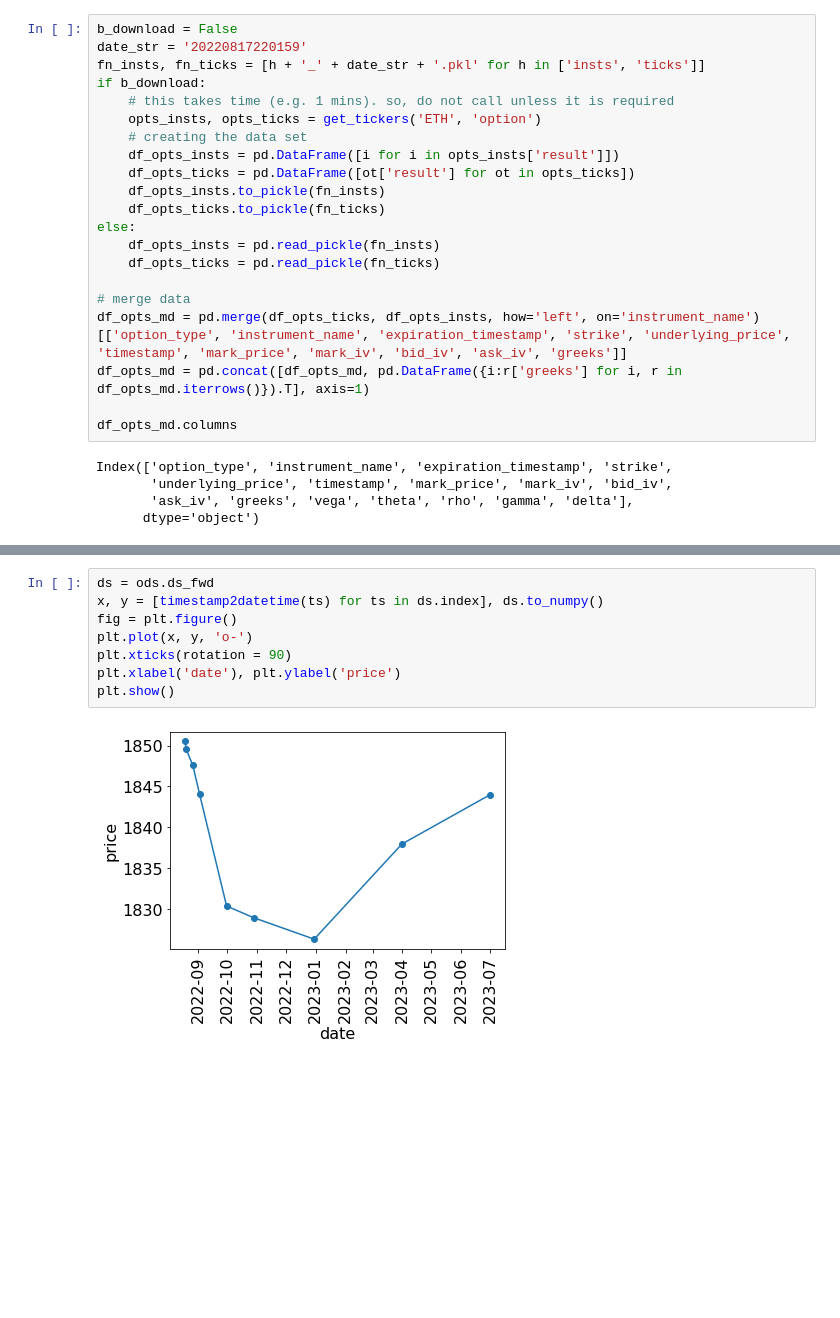
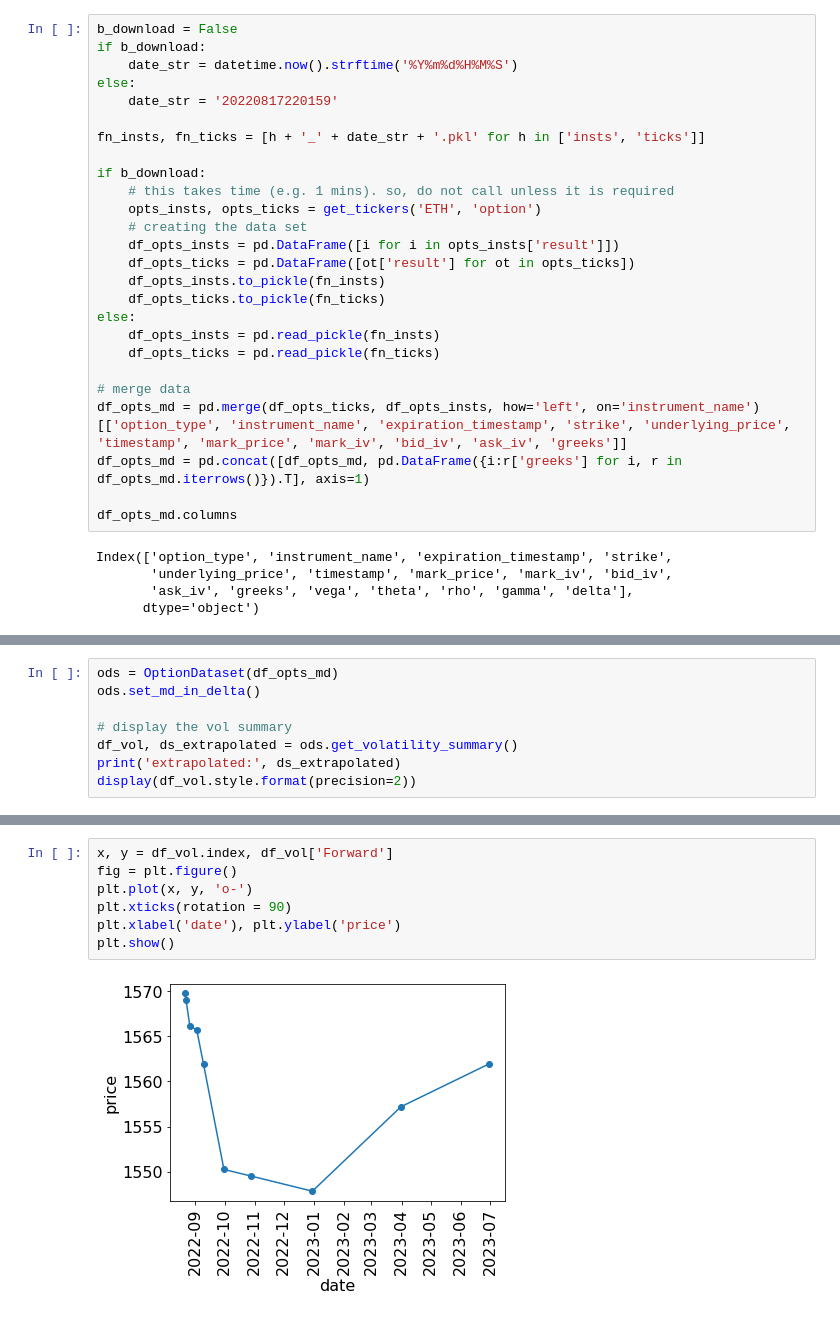
Before and after one commit to xyise/xyise, a Jupyter notebook: notebook/deribit/nb_deribit.ipynb, the cells around one changed output, grey strips where cells are left out. Saved outputs shown, nothing was run; the diff lists cells and outputs as text; blank space fills up the shorter version.

```diff
--- a/notebook/deribit/nb_deribit.ipynb
+++ b/notebook/deribit/nb_deribit.ipynb
@@ -66,7 +69,12 @@ now_str = dt_now.strftime('%Y%m%d%H%M%S')
 # %%
 b_download = False
-date_str = '20220817220159'
+if b_download:
+    date_str = datetime.now().strftime('%Y%m%d%H%M%S')
+else:
+    date_str = '20220817220159'
+
 fn_insts, fn_ticks = [h + '_' + date_str + '.pkl' for h in ['insts', 'ticks']]
+
 if b_download:
     # this takes time (e.g. 1 mins). so, do not call unless it is required
     opts_insts, opts_ticks = get_tickers('ETH', 'option')
@@ -93,0 +102,8 @@ ods = OptionDataset(df_opts_md)
+# %%
+ods = OptionDataset(df_opts_md)
+ods.set_md_in_delta()
+
+# display the vol summary
+df_vol, ds_extrapolated = ods.get_volatility_summary()
+print('extrapolated:', ds_extrapolated)
+display(df_vol.style.format(precision=2))
@@ -96,12 +130,11 @@ ods = OptionDataset(df_opts_md)
 They keep the underlying price - which is where call & put prices are the same.
 In other words, Forward Price.
 # %%
-ds = ods.ds_fwd
-x, y = [timestamp2datetime(ts) for ts in ds.index], ds.to_numpy()
+x, y = df_vol.index, df_vol['Forward']
 fig = plt.figure()
 plt.plot(x, y, 'o-')
 plt.xticks(rotation = 90)
 plt.xlabel('date'), plt.ylabel('price')
 plt.show()
 # %% [output]
-[figure, old version]
+[figure, new version]
```
Also changed, not shown: parts of 15 cells of this notebook, 2 other files.
